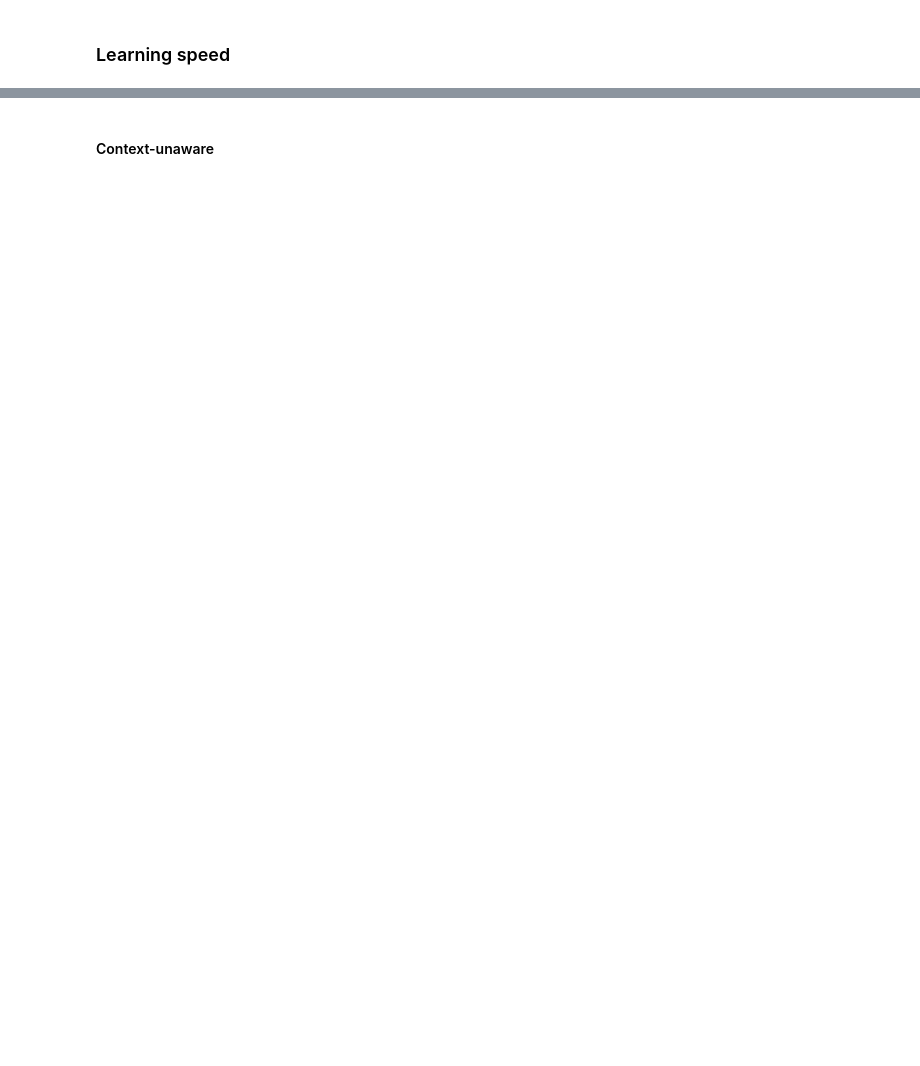
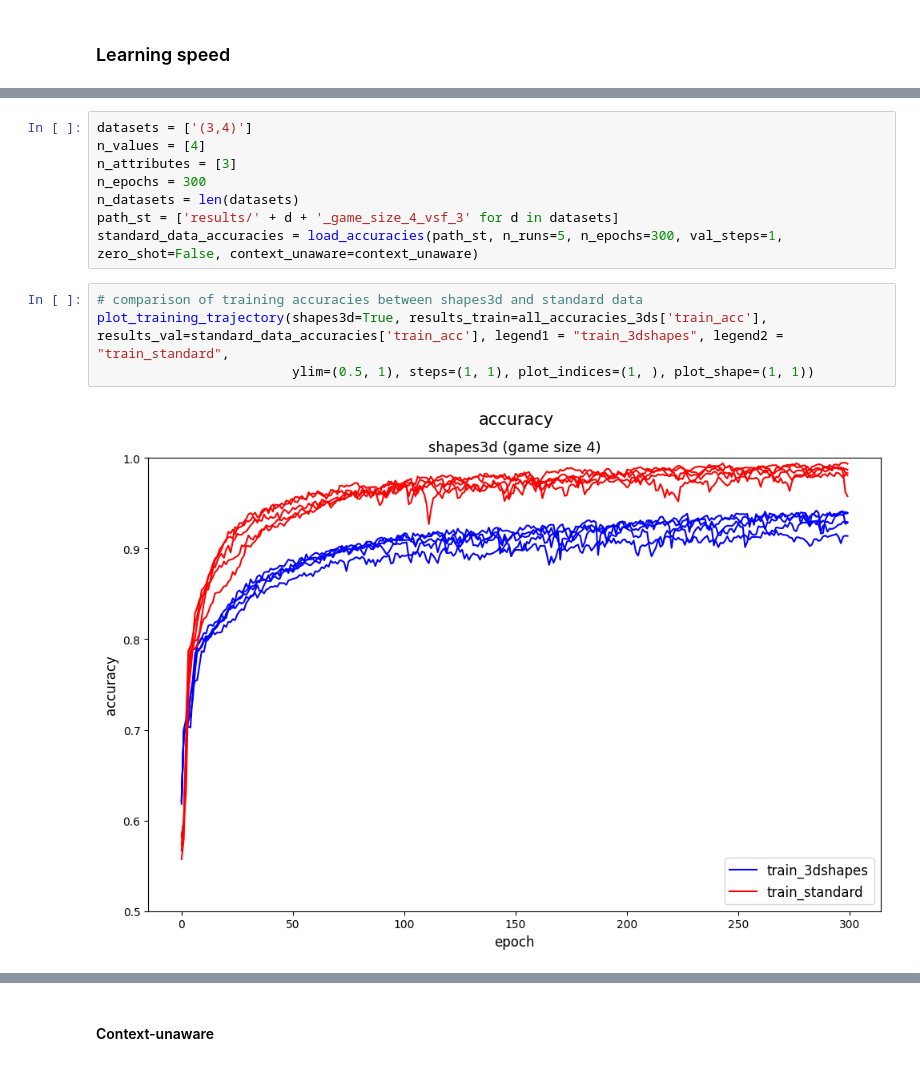
Before and after one commit to mariia55/emergent-abstractions_biased, a Jupyter notebook: analysis_cnn.ipynb, the cells around one changed output, grey strips where cells are left out. Cells and saved outputs as stored; diff of their text form; blank space fills up the shorter version.

```diff
--- a/analysis_cnn.ipynb
+++ b/analysis_cnn.ipynb
@@ -103,0 +60,14 @@ plot_heatmap_one_dataset(accuracies, 'median', plot_dims=(1,2), ylims=(0.4, 1.0)
+# %%
+datasets = ['(3,4)']
+n_values = [4]
+n_attributes = [3]
+n_epochs = 300
+n_datasets = len(datasets)
+path_st = ['results/' + d + '_game_size_4_vsf_3' for d in datasets]
+standard_data_accuracies = load_accuracies(path_st, n_runs=5, n_epochs=300, val_steps=1, zero_shot=False, context_unaware=context_unaware)
+# %%
+# comparison of training accuracies between shapes3d and standard data
+plot_training_trajectory(shapes3d=True, results_train=all_accuracies_3ds['train_acc'], results_val=standard_data_accuracies['train_acc'], legend1 = "train_3dshapes", legend2 = "train_standard",
+                         ylim=(0.5, 1), steps=(1, 1), plot_indices=(1, ), plot_shape=(1, 1))
+# %% [output]
+[figure, added]
```
Also changed, not shown: parts of 77 cells of this notebook, 5 other files.
